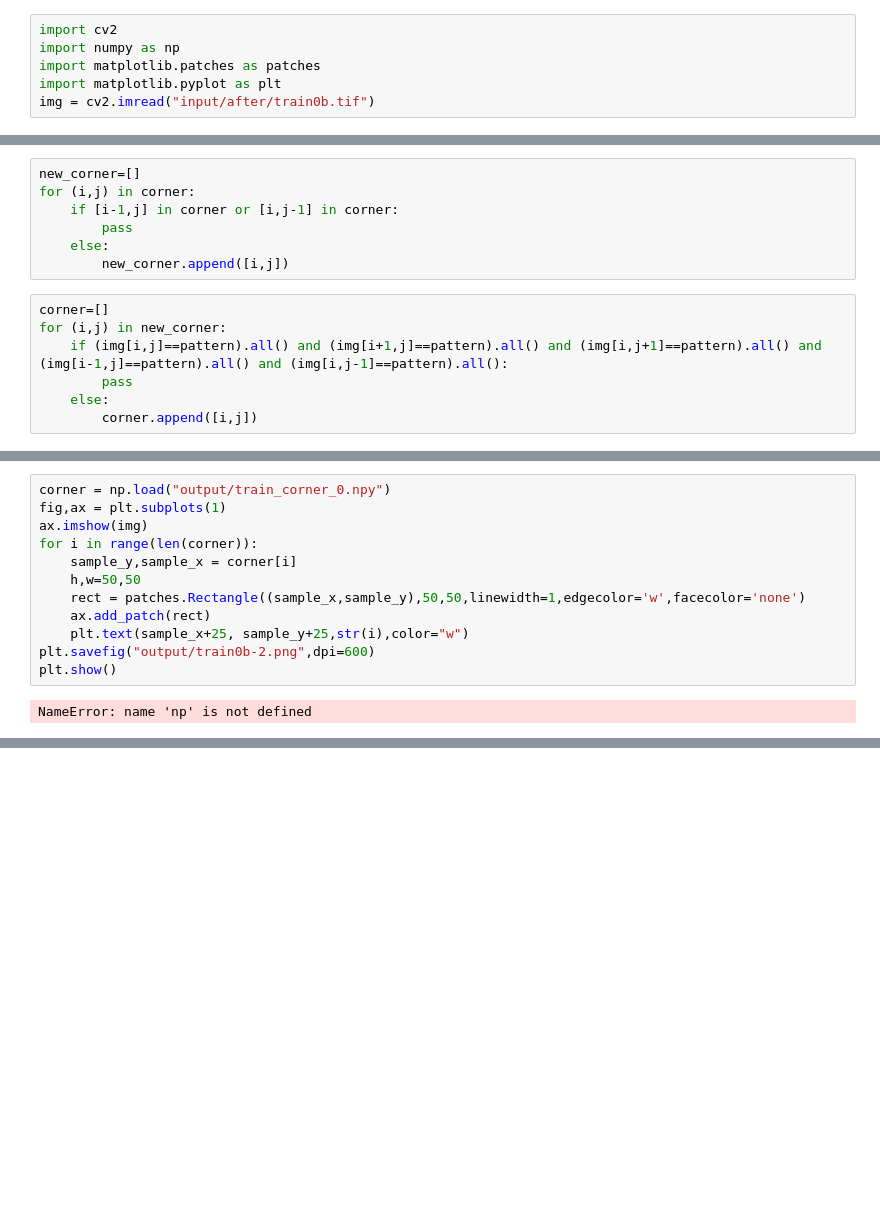
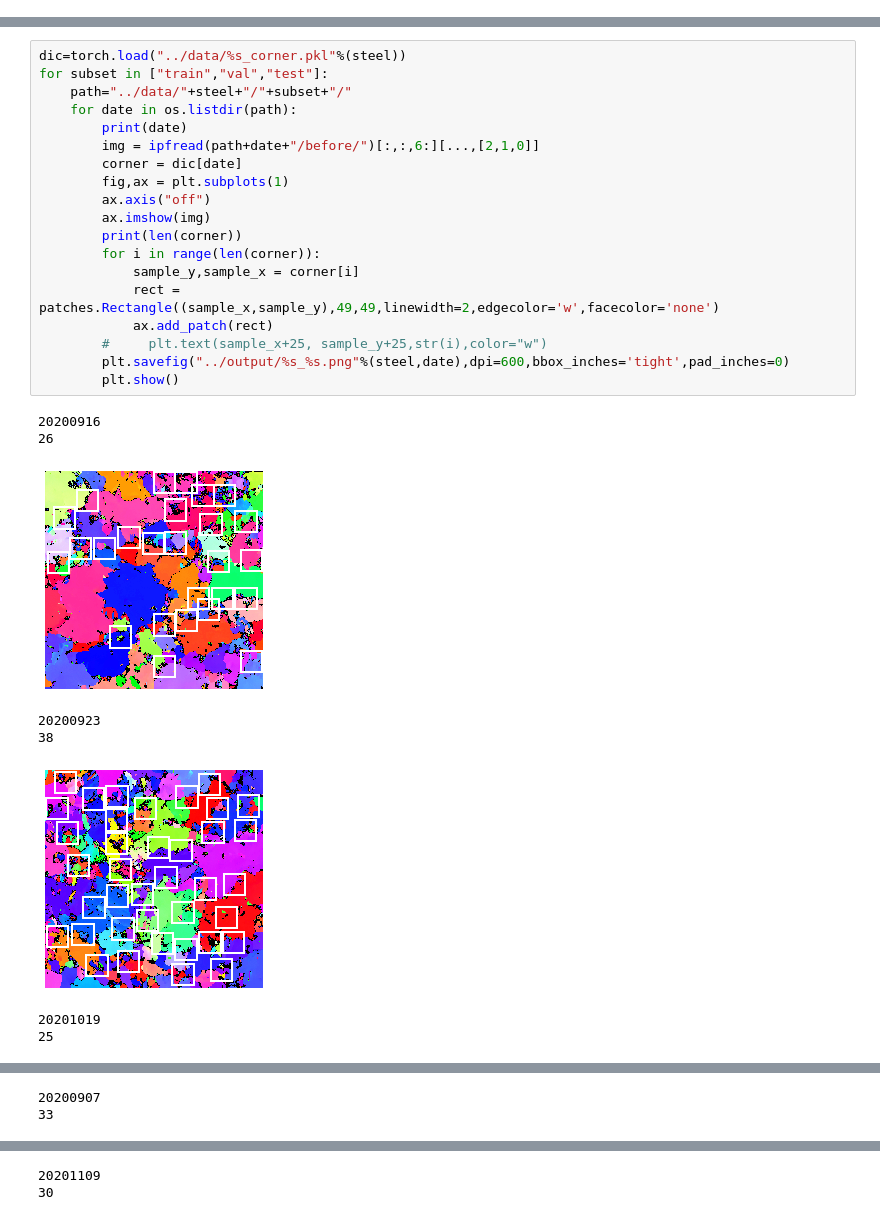
Before and after one commit to tsukiyashirokisaki/dp780, a Jupyter notebook: clear_label/label.ipynb, the cells around one changed output, grey strips where cells are left out. Saved outputs shown, nothing was run; the diff lists cells and outputs as text; blank space fills up the shorter version.

```diff
--- a/clear_label/label.ipynb
+++ b/clear_label/label.ipynb
@@ -1,6 +0,0 @@
-# %%
-import cv2
-import numpy as np
-import matplotlib.patches as patches
-import matplotlib.pyplot as plt
-img = cv2.imread("input/after/train0b.tif")
@@ -14,14 +0,0 @@ for i in range(img.shape[0]-1):
-# %%
-new_corner=[]
-for (i,j) in corner:
-    if [i-1,j] in corner or [i,j-1] in corner:
-        pass
-    else:
-        new_corner.append([i,j])
-# %%
-corner=[]
-for (i,j) in new_corner:
-    if (img[i,j]==pattern).all() and (img[i+1,j]==pattern).all() and (img[i,j+1]==pattern).all() and (img[i-1,j]==pattern).all() and (img[i,j-1]==pattern).all():
-        pass
-    else:
-        corner.append([i,j])
@@ -28,14 +43,28 @@ for (i,j) in new_corner:
 # %%
-corner = np.load("output/train_corner_0.npy")
-fig,ax = plt.subplots(1)
-ax.imshow(img)
-for i in range(len(corner)):
-    sample_y,sample_x = corner[i]
-    h,w=50,50
-    rect = patches.Rectangle((sample_x,sample_y),50,50,linewidth=1,edgecolor='w',facecolor='none')
-    ax.add_patch(rect)
-    plt.text(sample_x+25, sample_y+25,str(i),color="w")
-plt.savefig("output/train0b-2.png",dpi=600)
-plt.show()
+dic=torch.load("../data/%s_corner.pkl"%(steel))
+for subset in ["train","val","test"]:
+    path="../data/"+steel+"/"+subset+"/"
+    for date in os.listdir(path):
+        print(date)
+        img = ipfread(path+date+"/before/")[:,:,6:][...,[2,1,0]]
+        corner = dic[date]
+        fig,ax = plt.subplots(1)
+        ax.axis("off")
+        ax.imshow(img)
+        print(len(corner))
+        for i in range(len(corner)):
+            sample_y,sample_x = corner[i]
+            rect = patches.Rectangle((sample_x,sample_y),49,49,linewidth=2,edgecolor='w',facecolor='none')
+            ax.add_patch(rect)
+        #     plt.text(sample_x+25, sample_y+25,str(i),color="w")
+        plt.savefig("../output/%s_%s.png"%(steel,date),dpi=600,bbox_inches='tight',pad_inches=0)
+        plt.show()
 # %% [output]
-NameError: name 'np' is not defined
+20200916
+26
+[figure, added]
+20200923
+38
+[figure, added]
+20201019
+25
@@ -41,0 +72,2 @@ NameError: name 'np' is not defined
+20200907
+33
@@ -41,0 +75,2 @@ NameError: name 'np' is not defined
+20201109
+30
```
Also changed, not shown: parts of 5 cells of this notebook, 22 other files.
